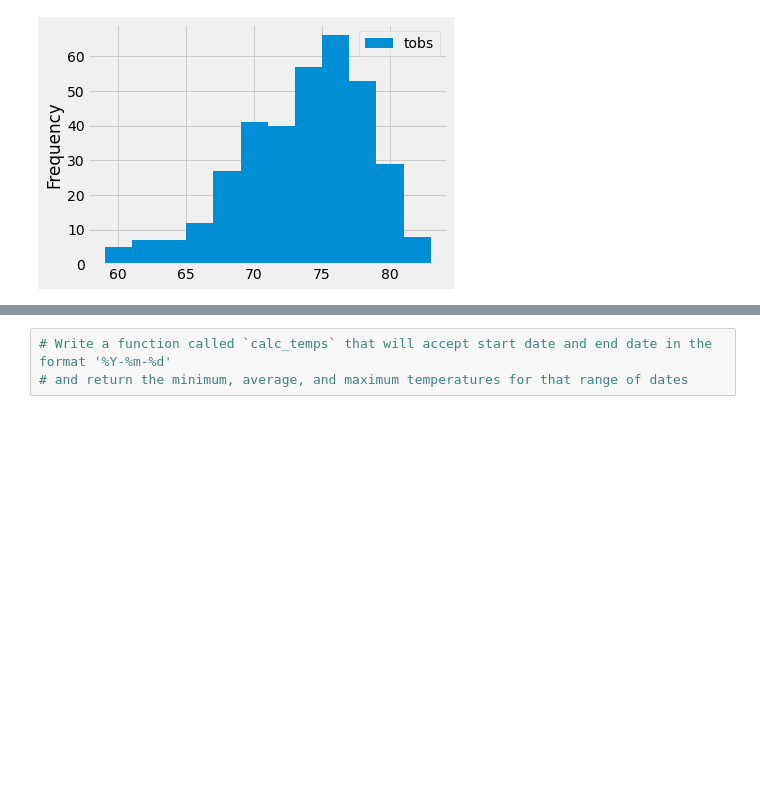
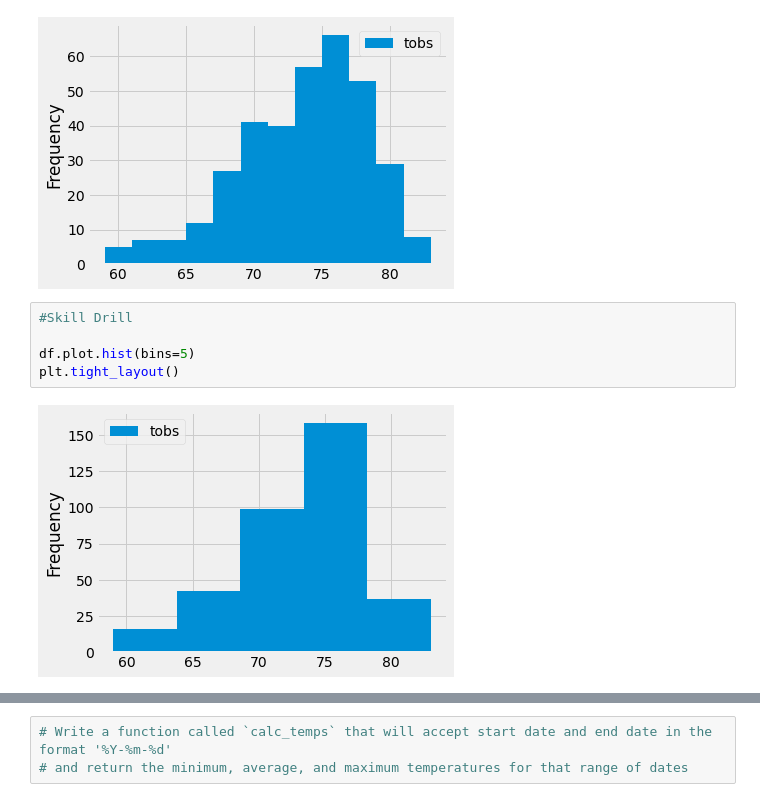
Before and after one commit to Jenny16x/surfs_up, a Jupyter notebook: climate_analysis.ipynb, the cells around one changed output, grey strips where cells are left out. Saved outputs shown, nothing was run; the diff lists cells and outputs as text; blank space fills up the shorter version.

```diff
--- a/climate_analysis.ipynb
+++ b/climate_analysis.ipynb
@@ -213,3 +213,10 @@ df.plot.hist(bins=12)
 plt.tight_layout()
 # %% [output]
 [figure]
+# %%
+#Skill Drill
+
+df.plot.hist(bins=5)
+plt.tight_layout()
+# %% [output]
+[figure, added]
```
Also changed, not shown: parts of 1 cell of this notebook, 2 other files.
